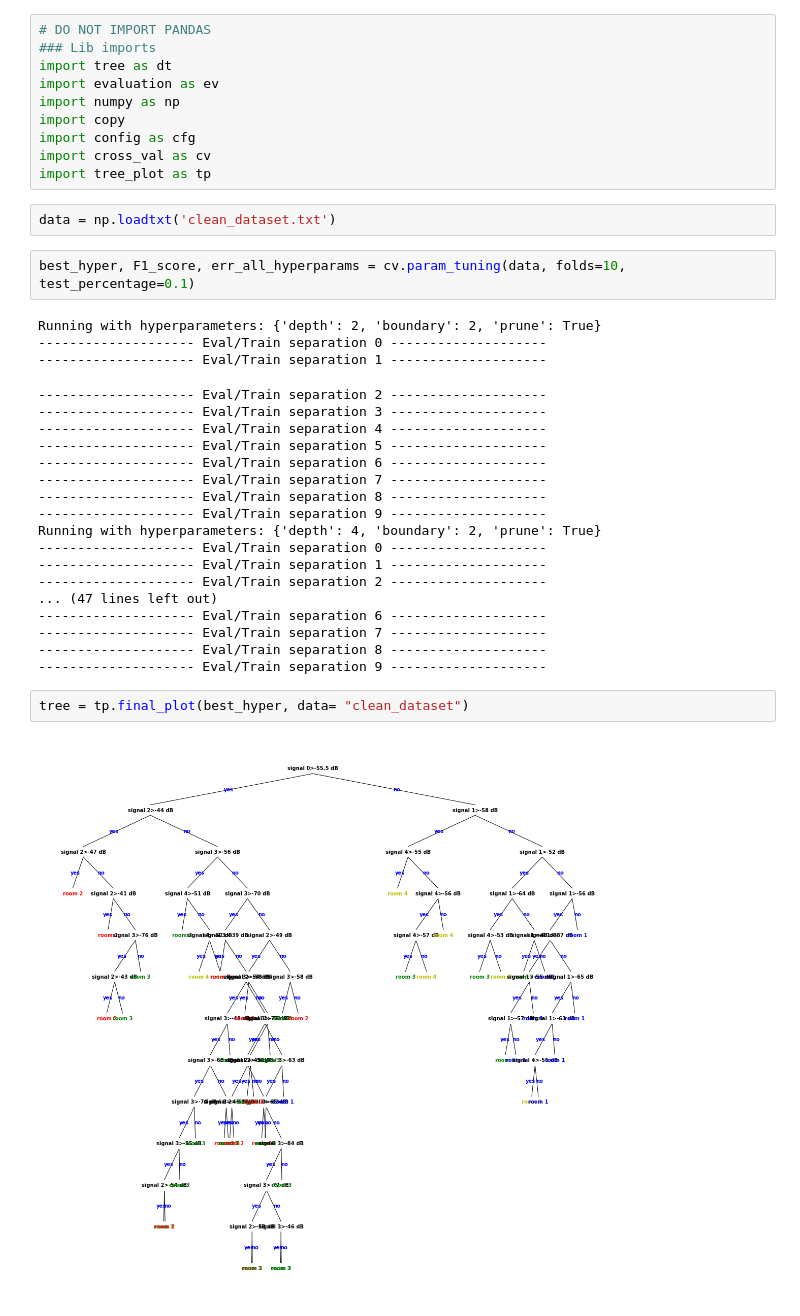
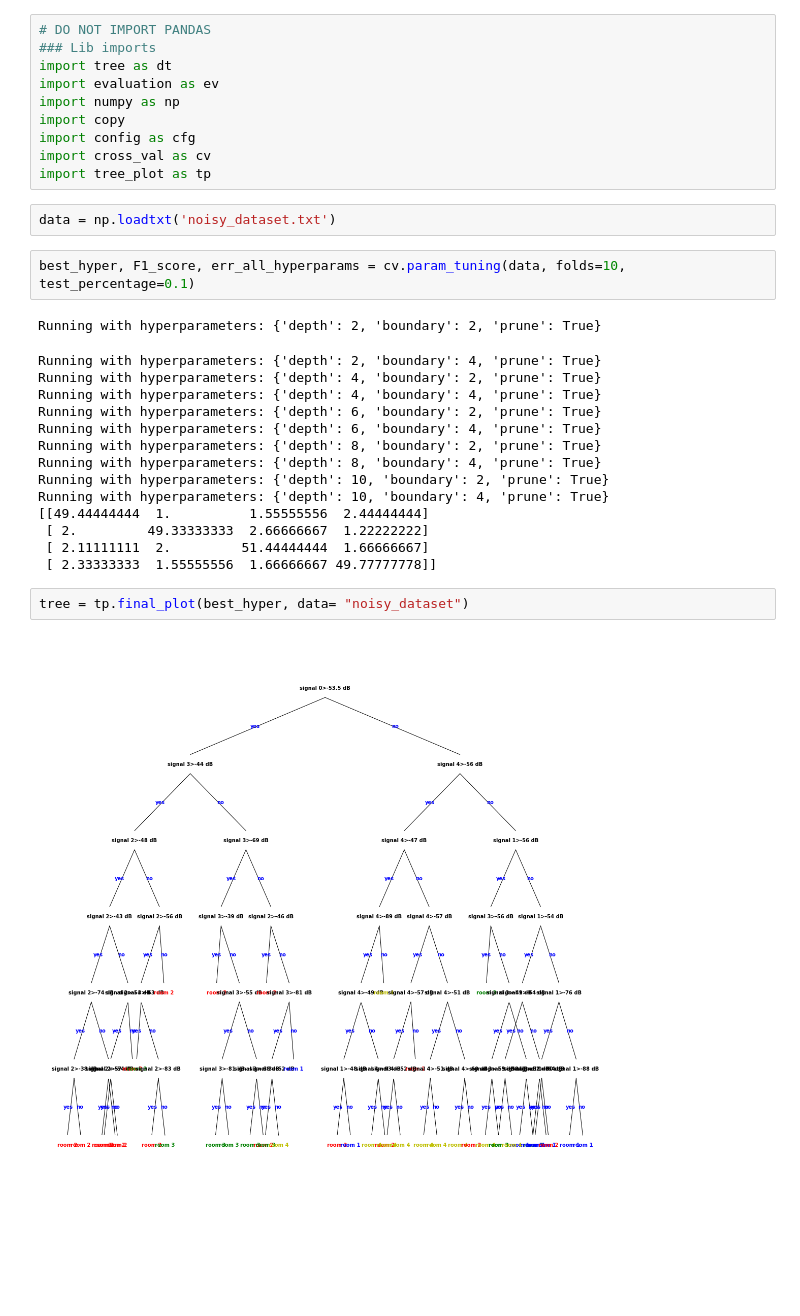
Before and after one commit to ludomitch/decision_tree, a Jupyter notebook: Final.ipynb, the cells around one changed output. Cells and saved outputs as stored; diff of their text form; blank space fills up the shorter version.

```diff
--- a/Final.ipynb
+++ b/Final.ipynb
@@ -11,31 +11,25 @@ import config as cfg
 import cross_val as cv
 import tree_plot as tp
 # %%
-data = np.loadtxt('clean_dataset.txt')
+data = np.loadtxt('noisy_dataset.txt')
 # %%
 best_hyper, F1_score, err_all_hyperparams = cv.param_tuning(data, folds=10, test_percentage=0.1)
 # %% [output]
 Running with hyperparameters: {'depth': 2, 'boundary': 2, 'prune': True}
--------------------- Eval/Train separation 0 --------------------
--------------------- Eval/Train separation 1 --------------------
--------------------- Eval/Train separation 2 --------------------
--------------------- Eval/Train separation 3 --------------------
--------------------- Eval/Train separation 4 --------------------
--------------------- Eval/Train separation 5 --------------------
--------------------- Eval/Train separation 6 --------------------
--------------------- Eval/Train separation 7 --------------------
--------------------- Eval/Train separation 8 --------------------
--------------------- Eval/Train separation 9 --------------------
+Running with hyperparameters: {'depth': 2, 'boundary': 4, 'prune': True}
 Running with hyperparameters: {'depth': 4, 'boundary': 2, 'prune': True}
--------------------- Eval/Train separation 0 --------------------
--------------------- Eval/Train separation 1 --------------------
--------------------- Eval/Train separation 2 --------------------
-... (47 lines left out)
--------------------- Eval/Train separation 6 --------------------
--------------------- Eval/Train separation 7 --------------------
--------------------- Eval/Train separation 8 --------------------
--------------------- Eval/Train separation 9 --------------------
+Running with hyperparameters: {'depth': 4, 'boundary': 4, 'prune': True}
+Running with hyperparameters: {'depth': 6, 'boundary': 2, 'prune': True}
+Running with hyperparameters: {'depth': 6, 'boundary': 4, 'prune': True}
+Running with hyperparameters: {'depth': 8, 'boundary': 2, 'prune': True}
+Running with hyperparameters: {'depth': 8, 'boundary': 4, 'prune': True}
+Running with hyperparameters: {'depth': 10, 'boundary': 2, 'prune': True}
+Running with hyperparameters: {'depth': 10, 'boundary': 4, 'prune': True}
+[[49.44444444  1.          1.55555556  2.44444444]
+ [ 2.         49.33333333  2.66666667  1.22222222]
+ [ 2.11111111  2.         51.44444444  1.66666667]
+ [ 2.33333333  1.55555556  1.66666667 49.77777778]]
 # %%
-tree = tp.final_plot(best_hyper, data= "clean_dataset")
+tree = tp.final_plot(best_hyper, data= "noisy_dataset")
 # %% [output]
-[figure, old version]
+[figure, new version]
```
Also changed, not shown: parts of 3 cells of this notebook.
